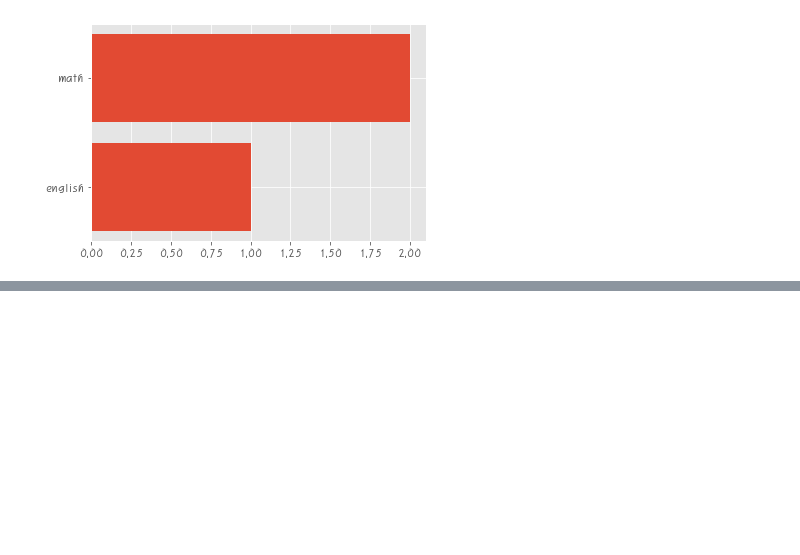
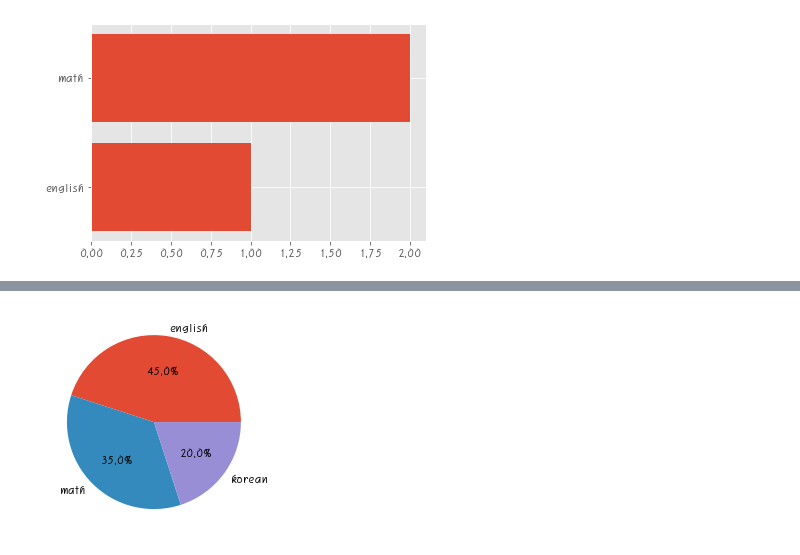
Before and after one commit to hyestar/2022py2, a Jupyter notebook: 시각화.ipynb, the cells around one changed output, grey strips where cells are left out. Cells and saved outputs as stored; diff of their text form; code cells hidden in the pictures; blank space fills up the shorter version.

```diff
--- a/시각화.ipynb
+++ b/시각화.ipynb
@@ -186,0 +212,11 @@ plt.show()
+# %%
+# pie차트 만들기
+plt.style.use('ggplot')
+fig = plt.figure()
+ax = fig.add_subplot(111)
+label = ['english', 'math', 'korean']
+sizes = [45,35,20]
+ax.pie(sizes, labels=label,autopct='%1.1f%%')
+plt.show()
+# %% [output]
+[figure, added]
```
Also changed, not shown: parts of 6 cells of this notebook.
